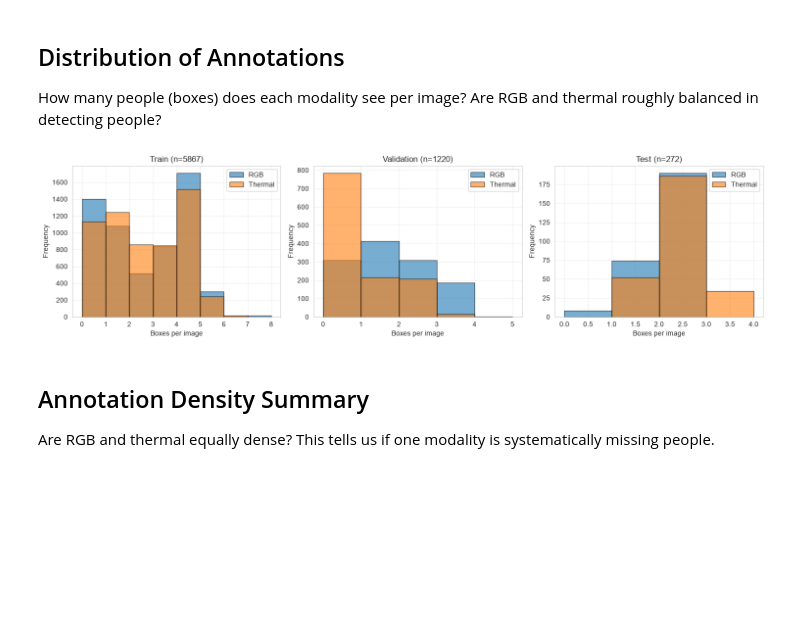
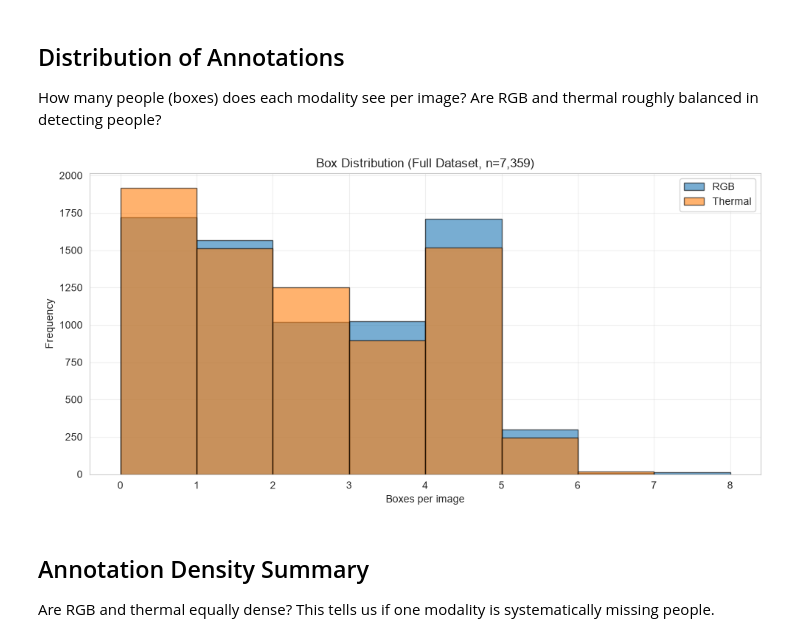
Before and after one commit to graylayer-labs/ssl-aerial-person-detection, a Jupyter notebook: reports/01_data_exploration.ipynb, the cells around one changed output. Cells and saved outputs as stored; diff of their text form; code cells hidden in the pictures; blank space fills up the shorter version.

```diff
--- a/reports/01_data_exploration.ipynb
+++ b/reports/01_data_exploration.ipynb
@@ -101,47 +76,40 @@ How many people (boxes) does each modality see per image? Are RGB and thermal ro
 # %%
 def extract_box_counts(records):
     rgb_counts = [len(r.get("rgb_boxes", [])) for r in records]
     thermal_counts = [len(r.get("thermal_boxes", [])) for r in records]
     return rgb_counts, thermal_counts
 
 
-fig, axes = plt.subplots(1, 3, figsize=(15, 4))
+rgb, thermal = extract_box_counts(full)
 
-for ax, (name, records) in zip(
-    axes, [("Train", train), ("Validation", val), ("Test", test)]
-):
-    if not records:
-        ax.text(0.5, 0.5, "No data", ha="center", va="center", transform=ax.transAxes)
-        continue
+fig, ax = plt.subplots(figsize=(10, 5))
 
-    rgb, thermal = extract_box_counts(records)
-
-    ax.hist(
-        rgb,
-        bins=range(0, max(rgb) + 2),
-        alpha=0.6,
-        label="RGB",
-        color="tab:blue",
-        edgecolor="black",
-    )
-    ax.hist(
-        thermal,
-        bins=range(0, max(thermal) + 2),
-        alpha=0.6,
-        label="Thermal",
-        color="tab:orange",
-        edgecolor="black",
-    )
-    ax.set_xlabel("Boxes per image")
-    ax.set_ylabel("Frequency")
-    ax.set_title(f"{name} (n={len(records)})")
-    ax.legend()
-    ax.grid(True, alpha=0.3)
+ax.hist(
+    rgb,
+    bins=range(0, max(rgb) + 2),
+    alpha=0.6,
+    label="RGB",
+    color="tab:blue",
+    edgecolor="black",
+)
+ax.hist(
+    thermal,
+    bins=range(0, max(thermal) + 2),
+    alpha=0.6,
+    label="Thermal",
+    color="tab:orange",
+    edgecolor="black",
+)
+ax.set_xlabel("Boxes per image")
+ax.set_ylabel("Frequency")
+ax.set_title(f"Box Distribution (Full Dataset, n={len(full):,})")
+ax.legend()
+ax.grid(True, alpha=0.3)
 
 plt.tight_layout()
 plt.show()
 # %% [output]
-[figure, old version]
+[figure, new version]
 # %% [markdown]
 ## Annotation Density Summary
 
```
Also changed, not shown: parts of 19 cells of this notebook, 1 other file.
